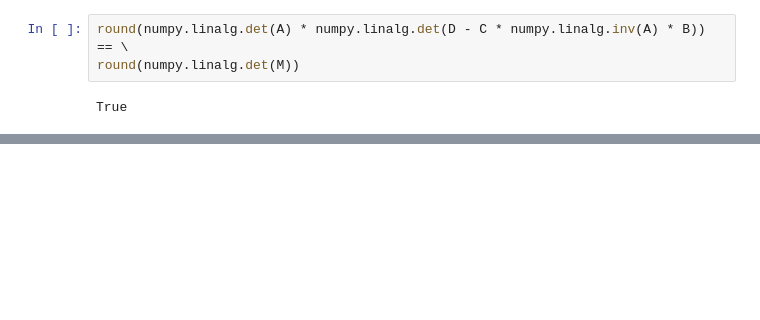
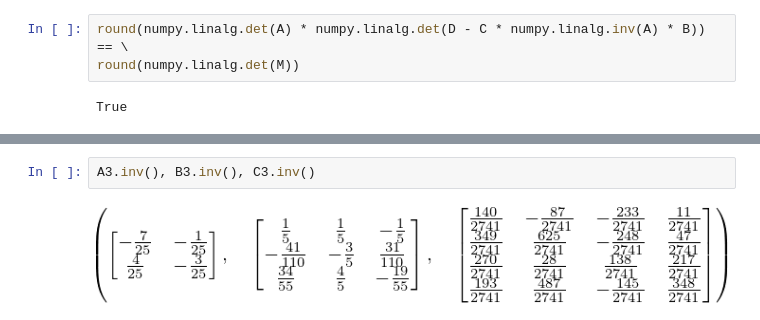
Before and after one commit to OlgaBelitskaya/linear_algebra_practice, a Jupyter notebook: work1_4.ipynb, the cells around one changed output, grey strips where cells are left out. Cells and saved outputs as stored; diff of their text form; blank space fills up the shorter version.

```diff
--- a/work1_4.ipynb
+++ b/work1_4.ipynb
@@ -274,0 +306,4 @@ True
+# %%
+A3.inv(), B3.inv(), C3.inv()
+# %% [output]
+[figure, added]
```
Also changed, not shown: parts of 41 cells of this notebook.
